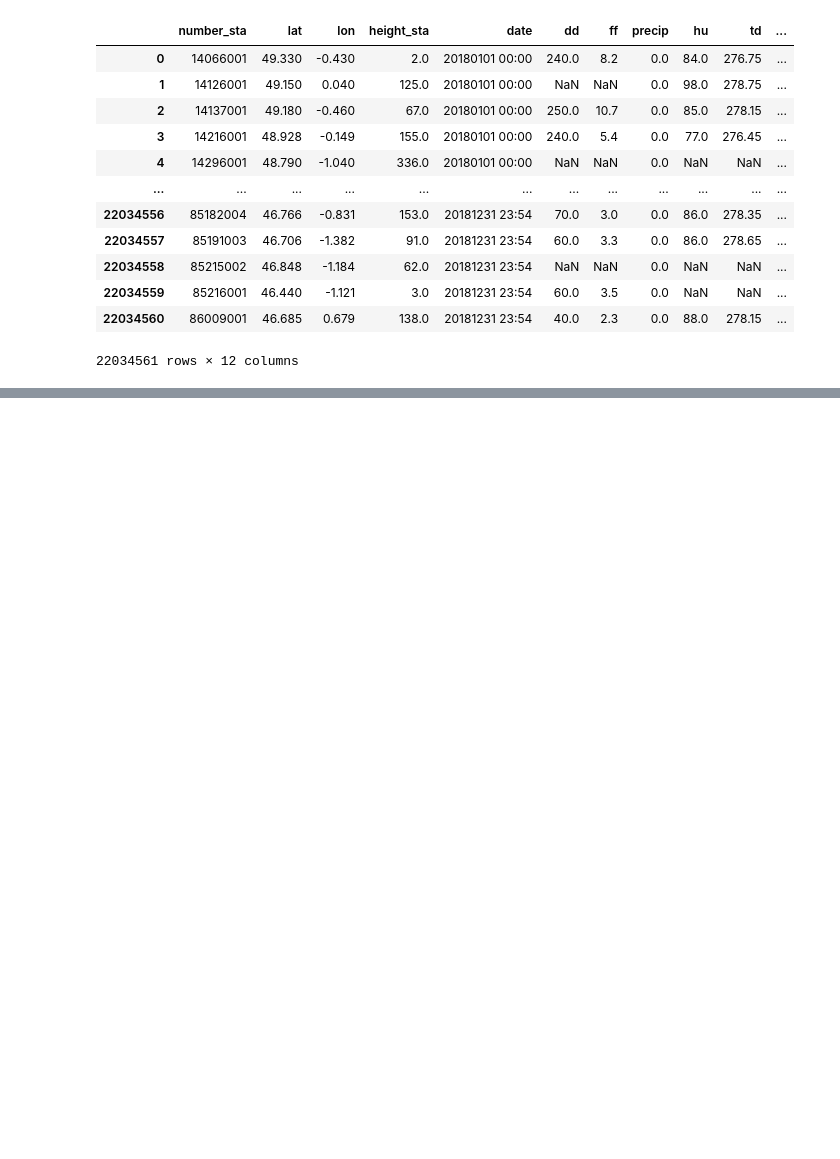
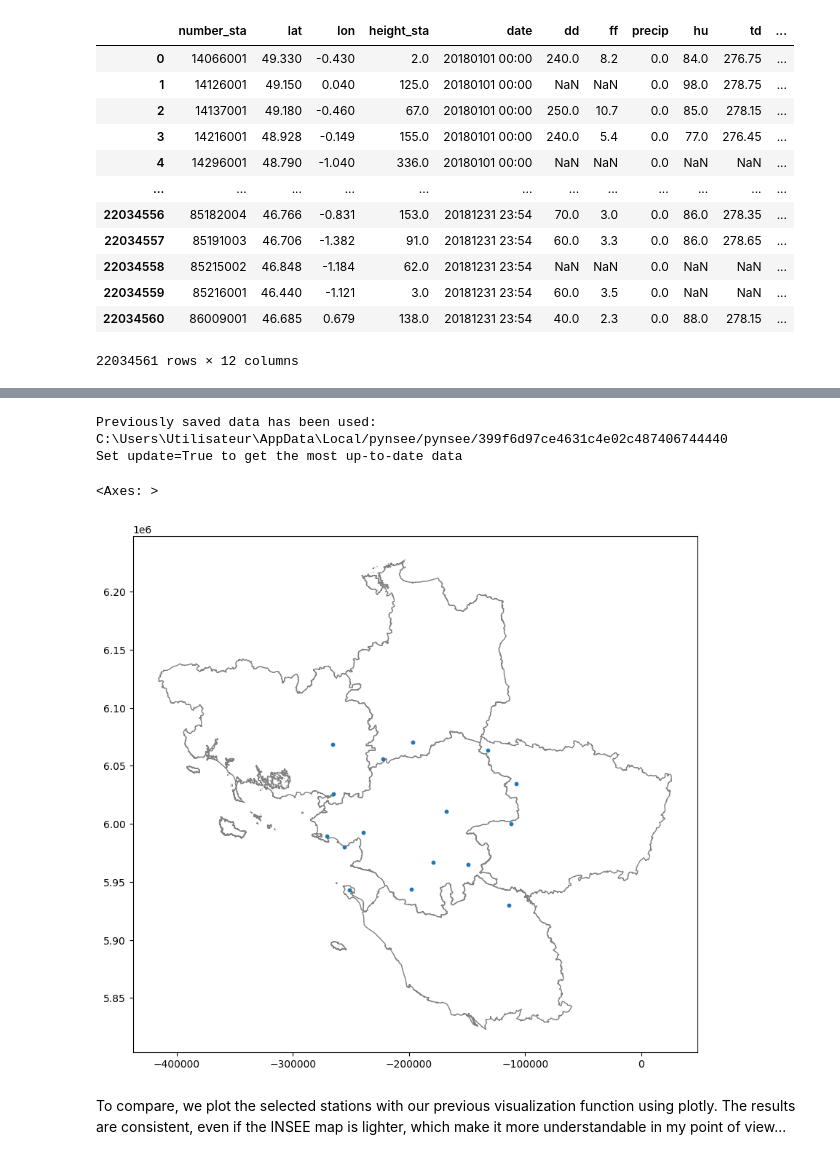
Before and after one commit to gmartinod/AirpdLoire_PM10_viz, a Jupyter notebook: analyse.ipynb, the cells around one changed output, grey strips where cells are left out. Cells and saved outputs as stored; diff of their text form; code cells hidden in the pictures; blank space fills up the shorter version.

Commit message:
Add INSEE plot of LA

```diff
--- a/analyse.ipynb
+++ b/analyse.ipynb
@@ -285,7 +293,13 @@ lon_min = -2.558945
 
 df_raw_LA = raw_df_nw2018.loc[(raw_df_nw2018["lat"] > lat_min) & (raw_df_nw2018["lat"] < lat_max) & (raw_df_nw2018["lon"] > lon_min) & (raw_df_nw2018["lon"] < lon_max)]
 
-stations_LA = df_raw_LA['number_sta'].unique()
+col = ['number_sta', 'lat', 'lon', 'height_sta']
+df_sub_height = df_raw_LA[col]
+df_sub_height = df_sub_height.groupby('number_sta').first()
+df_sub_height = df_sub_height.reset_index()
+df_sub_height.head()
+
+stations_LA = df_sub_height['number_sta'].to_list()
 stations_LA.sort()
 nb_station = len(stations_LA)
 print(f'\nNombre de stations considérées : {nb_station}')
@@ -300,0 +353,22 @@ plot_location_height(df_raw_LA, zoom=6)
+# %%
+com = get_geodata('ADMINEXPRESS-COG-CARTO.LATEST:departement')
+mapcom = gpd.GeoDataFrame(com).set_crs("EPSG:3857")
+# %% [output]
+Previously saved data has been used:
+C:\Users\Utilisateur\AppData\Local/pynsee/pynsee/399f6d97ce4631c4e02c487406744440
+Set update=True to get the most up-to-date data
+# %%
+depts = ['ILLE-ET-VILAINE', 'LOIRE-ATLANTIQUE', 'MAINE-ET-LOIRE', 'MORBIHAN', 'VENDEE']
+region = mapcom.loc[mapcom['nom_m'].isin(depts)]
+
+fig, ax = plt.subplots(1, 1, figsize=(10, 10))
+region.plot(ax=ax, color='white', edgecolor='gray')
+
+gdf_raw_LA = gpd.GeoDataFrame(df_sub_height, geometry=gpd.points_from_xy(df_sub_height.lon, df_sub_height.lat)).set_crs('EPSG:4326')
+gdf_raw_LA = gdf_raw_LA.to_crs(epsg=3857)
+gdf_raw_LA.plot(ax=ax, markersize=10, legend=True)
+# %% [output]
+<Axes: >
+[figure, added]
+# %% [markdown]
+To compare, we plot the selected stations with our previous visualization function using plotly. The results are consistent, even if the INSEE map is lighter, which make it more understandable in my point of view...
```
Also changed, not shown: parts of 17 cells of this notebook.
